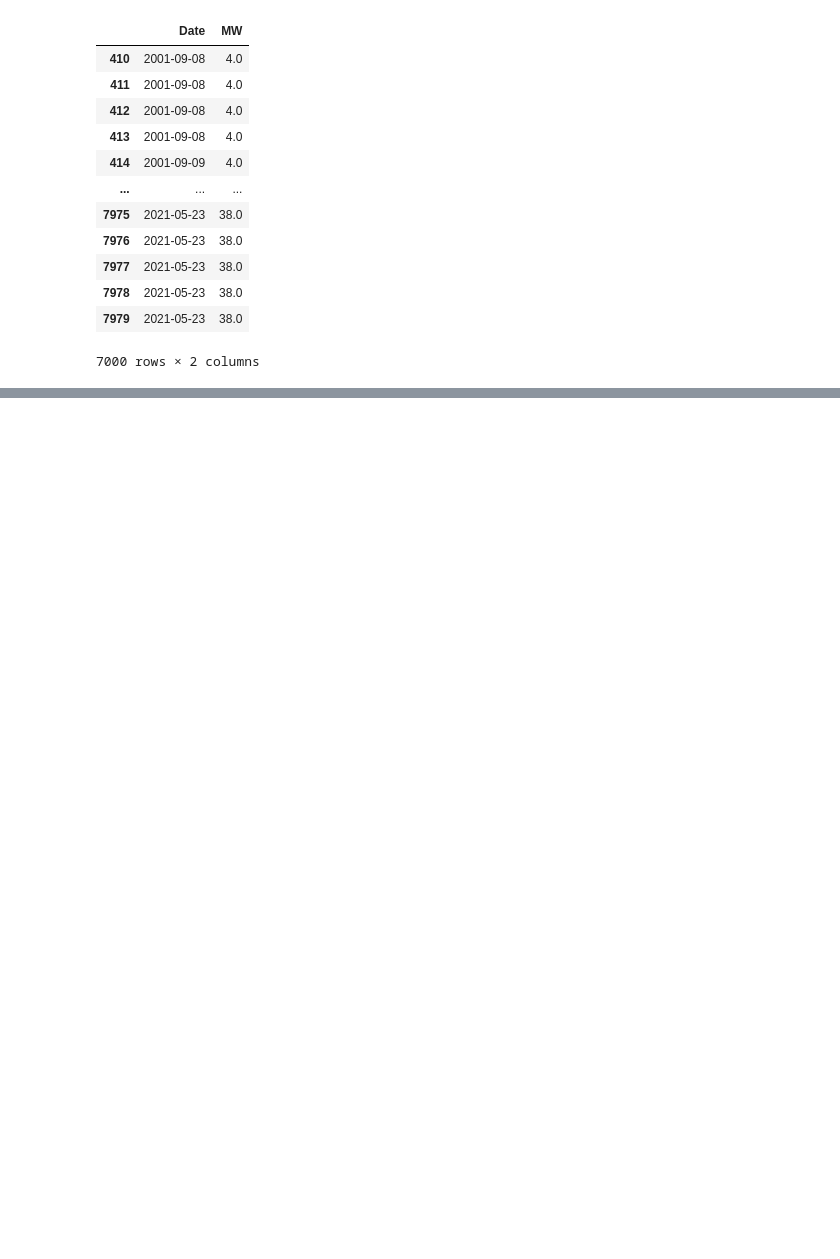
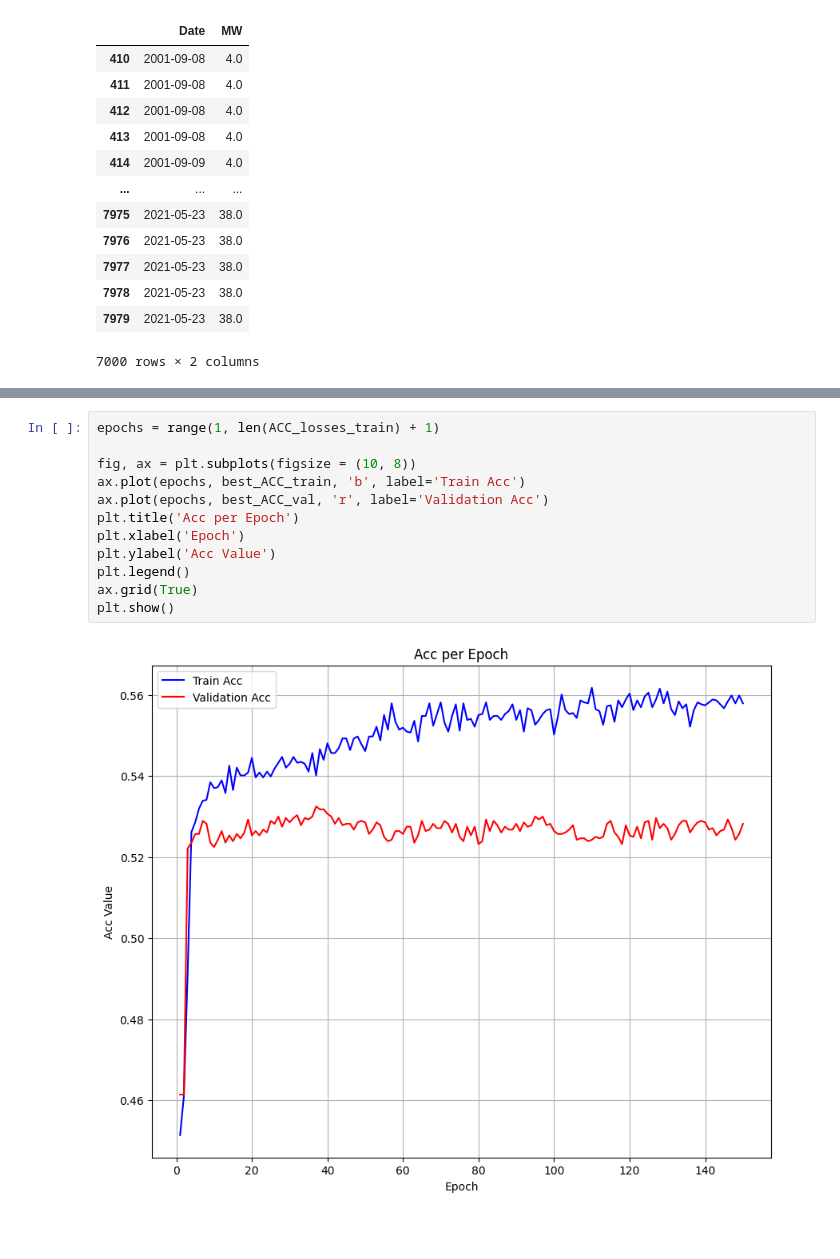
Before and after one commit to murilovpinheiro/Premier-League-Analysis-and-Prediction, a Jupyter notebook: Untitled.ipynb, the cells around one changed output, grey strips where cells are left out. Cells and saved outputs as stored; diff of their text form; blank space fills up the shorter version.

```diff
--- a/Untitled.ipynb
+++ b/Untitled.ipynb
@@ -298,3 +426,17 @@ Epoch 199 validation: Cross-entropy=0.9965603947639465, Accuracy=0.5321428775787
+# %%
+epochs = range(1, len(ACC_losses_train) + 1)
+
+fig, ax = plt.subplots(figsize = (10, 8))
+ax.plot(epochs, best_ACC_train, 'b', label='Train Acc')
+ax.plot(epochs, best_ACC_val, 'r', label='Validation Acc')
+plt.title('Acc per Epoch')
+plt.xlabel('Epoch')
+plt.ylabel('Acc Value')
+plt.legend()
+ax.grid(True)
+plt.show()
+# %% [output]
+[figure, added]
 # %% [markdown]
 #####
 # %%
```
Also changed, not shown: parts of 8 cells of this notebook.
